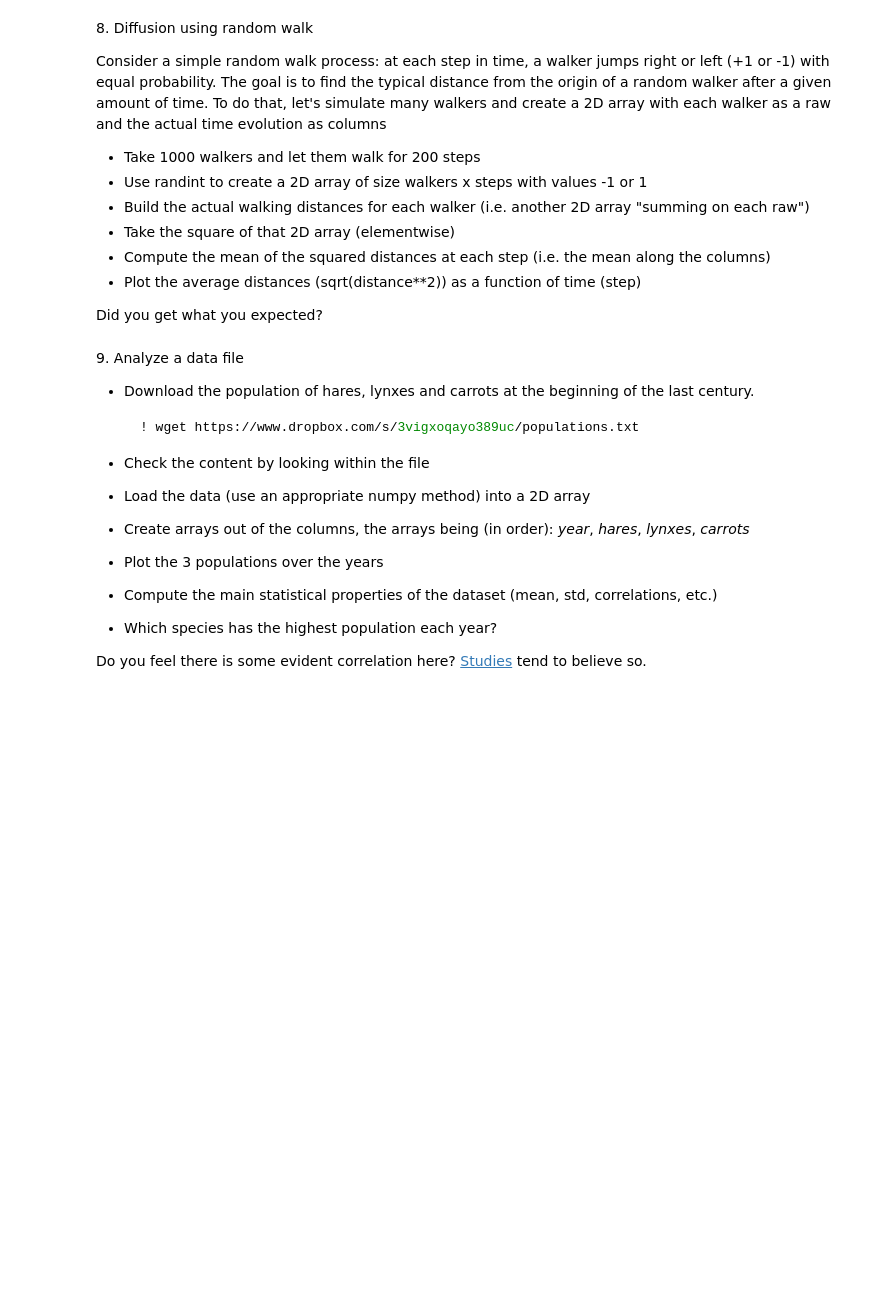
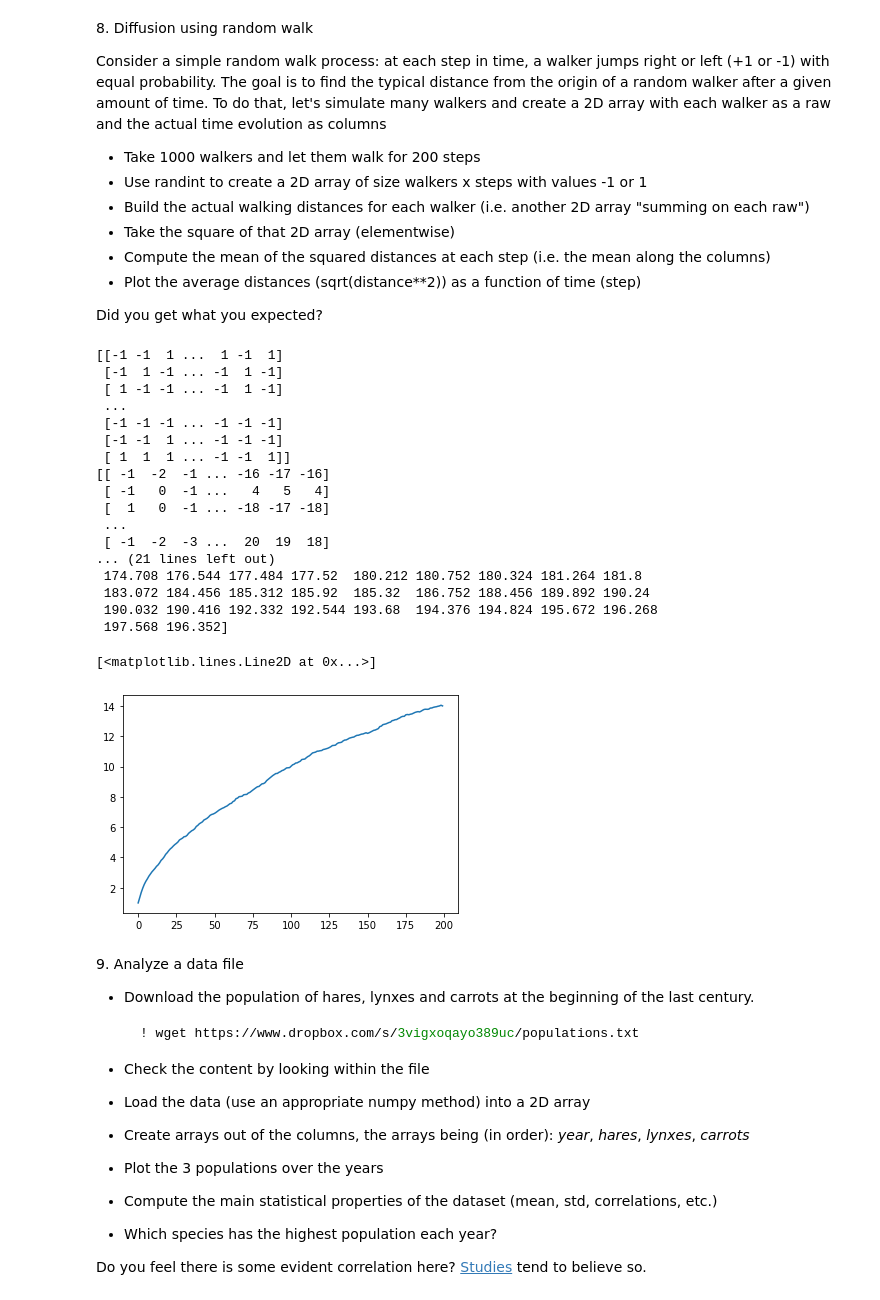
Before and after one commit to AlbertoSaretto/LaboratoryOfComputationalPhysics_Y5, a Jupyter notebook: 04ex_Numpy.ipynb, the cells around one changed output. Saved outputs shown, nothing was run; the diff lists cells and outputs as text; code cells hidden in the pictures; blank space fills up the shorter version.

```diff
--- a/04ex_Numpy.ipynb
+++ b/04ex_Numpy.ipynb
@@ -168,6 +291,47 @@ To do that, let's simulate many walkers and create a 2D array with each walker a
   * Plot the average distances (sqrt(distance\*\*2)) as a function of time (step)
 
 Did you get what you expected?
+# %%
+
+n=1000
+t=200
+time=np.arange(t)
+
+#Creation of the 2D array: row are walkers and matrix element are 1 or -1
+a=2 * npr.randint(0, 2, size=(n,t))-1
+print(a)
+
+#Creation of "distance" matrix
+aw=np.cumsum(a,axis=1)
+print(aw)
+
+#Evalurate square distance and mean value at each step
+aw_sq=aw**2
+mean_sq=np.mean(aw_sq,axis=0)
+print(mean_sq)
+
+#Plot the results
+plt.plot(time,np.sqrt(mean_sq))
+# %% [output]
+[[-1 -1  1 ...  1 -1  1]
+ [-1  1 -1 ... -1  1 -1]
+ [ 1 -1 -1 ... -1  1 -1]
+ ...
+ [-1 -1 -1 ... -1 -1 -1]
+ [-1 -1  1 ... -1 -1 -1]
+ [ 1  1  1 ... -1 -1  1]]
+[[ -1  -2  -1 ... -16 -17 -16]
+ [ -1   0  -1 ...   4   5   4]
+ [  1   0  -1 ... -18 -17 -18]
+ ...
+ [ -1  -2  -3 ...  20  19  18]
+... (21 lines left out)
+ 174.708 176.544 177.484 177.52  180.212 180.752 180.324 181.264 181.8
+ 183.072 184.456 185.312 185.92  185.32  186.752 188.456 189.892 190.24
+ 190.032 190.416 192.332 192.544 193.68  194.376 194.824 195.672 196.268
+ 197.568 196.352]
+[<matplotlib.lines.Line2D at 0x...>]
+[figure, added]
 # %% [markdown]
 9\. Analyze a data file
   * Download the population of hares, lynxes and carrots at the beginning of the last century.
```
Also changed, not shown: parts of 5 cells of this notebook, 1 other file.
